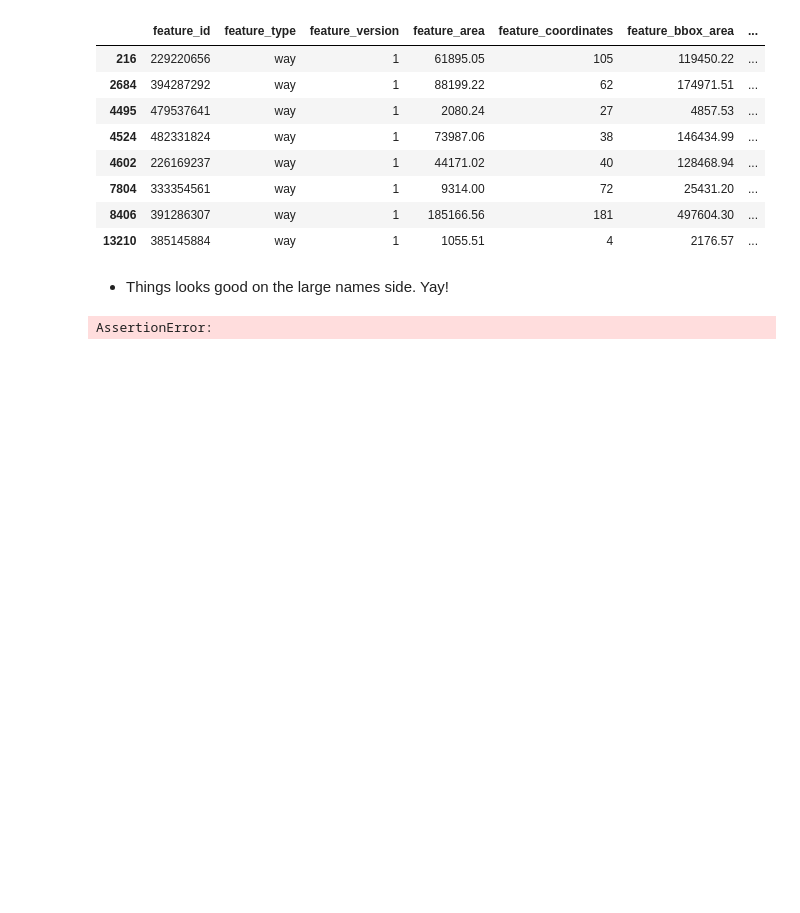
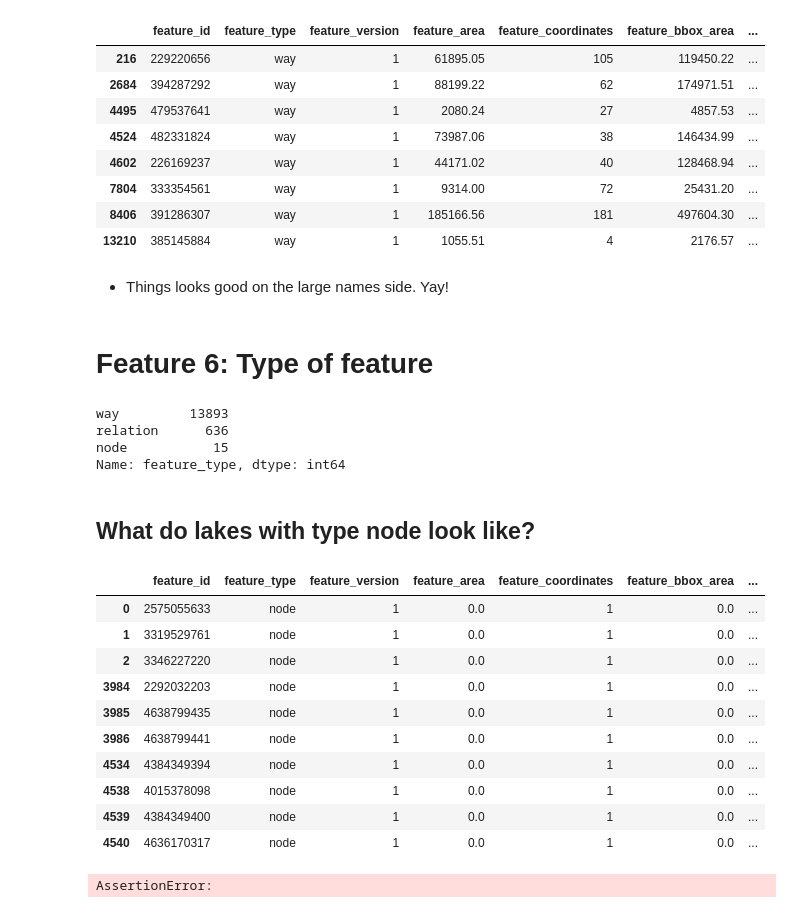
Before and after one commit to mapbox/osm-compare, a Jupyter notebook: notebooks/Save water.ipynb, the cells around one changed output. Drawn from its saved outputs; the diff is of its cells as text; code cells hidden in the pictures; blank space fills up the shorter version.

Commit message:
Looking into lakes with geometry type of node

```diff
--- a/notebooks/Save water.ipynb
+++ b/notebooks/Save water.ipynb
@@ -345,6 +345,31 @@ features[features['name_length'] > 30].head(10)
 | 13210 | 385145884 | way | 1 | 1055.51 | 4 | 2176.57 | ... |
 # %% [markdown]
 - Things looks good on the large names side. Yay!
+# %% [markdown]
+# Feature 6: Type of feature
+# %%
+features['feature_type'].value_counts()
+# %% [output]
+way         13893
+relation      636
+node           15
+Name: feature_type, dtype: int64
+# %% [markdown]
+## What do lakes with type node look like?
+# %%
+features[features['feature_type'] == 'node'].head(10)
+# %% [output]
+|  | feature_id | feature_type | feature_version | feature_area | feature_coordinates | feature_bbox_area | ... |
+| 0 | 2575055633 | node | 1 | 0.0 | 1 | 0.0 | ... |
+| 1 | 3319529761 | node | 1 | 0.0 | 1 | 0.0 | ... |
+| 2 | 3346227220 | node | 1 | 0.0 | 1 | 0.0 | ... |
+| 3984 | 2292032203 | node | 1 | 0.0 | 1 | 0.0 | ... |
+| 3985 | 4638799435 | node | 1 | 0.0 | 1 | 0.0 | ... |
+| 3986 | 4638799441 | node | 1 | 0.0 | 1 | 0.0 | ... |
+| 4534 | 4384349394 | node | 1 | 0.0 | 1 | 0.0 | ... |
+| 4538 | 4015378098 | node | 1 | 0.0 | 1 | 0.0 | ... |
+| 4539 | 4384349400 | node | 1 | 0.0 | 1 | 0.0 | ... |
+| 4540 | 4636170317 | node | 1 | 0.0 | 1 | 0.0 | ... |
 # %%
 # assert False
 # %% [output]
```
Also changed, not shown: parts of 1 cell of this notebook.
